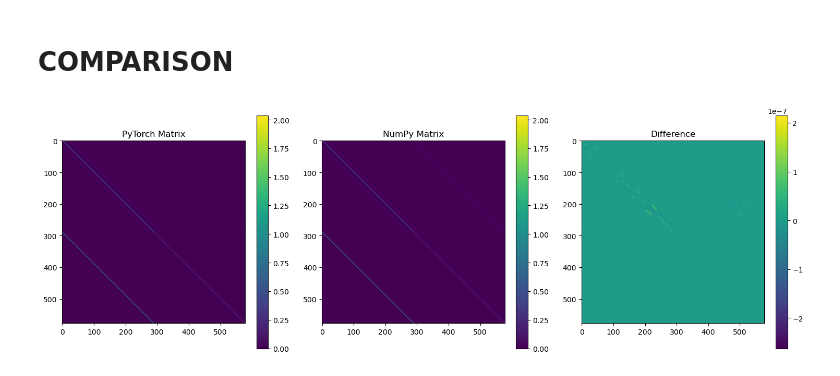
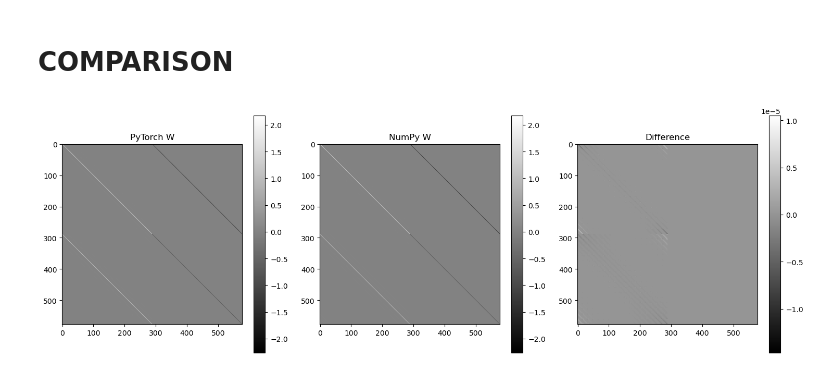
Before and after one commit to NandiniShiralkar/IIB-Project, a Jupyter notebook: SSN/main.ipynb, the cells around one changed output. Saved outputs shown, nothing was run; the diff lists cells and outputs as text; code cells hidden in the pictures.

```diff
--- a/SSN/main.ipynb
+++ b/SSN/main.ipynb
@@ -13,12 +13,13 @@ grid_pars = GridParameters(
     hyper_col=800,  # Hypercolumn
 )
 
+psi = torch.tensor(0.774)
 # Define connection parameters for PyTorch
 conn_pars = {
-    'J_2x2': torch.tensor([[1.82650658, 0.68194475], [2.06815311, 0.5106321]]),
-    's_2x2': torch.tensor([[0.2, 0.4], [0.09, 0.09]]),
-    'p_local': [0.14,0.7],
-    'sigma_oris': 1000,
+    'J_2x2': torch.tensor([[1.124, -0.931], [1.049, -0.537]],dtype=torch.float64) *torch.pi * psi,
+    's_2x2': torch.tensor([[0.2955, 0.09], [0.5542, 0.09]]),
+    'p_local': [0.72,0.7],
+    'sigma_oris': 45,
 }
 
 # Define other parameters
@@ -140,10 +130,10 @@ from SSN_numpy import _SSN_Base, SSN2DTopoV1, Euler2fixedpt
 # %%
 # Connection parameters for NumPy
 conn_pars_numpy = {
-    'J_2x2': np.array([[1.82650658, 0.68194475], [2.06815311, 0.5106321]]),
-    's_2x2': np.array([[0.2, 0.4], [0.09, 0.09]]),
-    'p_local': [0.14,0.7],
-    'sigma_oris': 1000
+    'J_2x2': np.array([[1.124, -0.931], [1.049, -0.537]]) *np.pi * psi.numpy(),
+    's_2x2': np.array([[0.2955, 0.09], [0.5542, 0.09]]),
+    'p_local': [0.72,0.7],
+    'sigma_oris': 45
 }
 # %%
 ssn_numpy = SSN2DTopoV1(n=n, k=k, tauE=tauE, tauI=tauI, grid_pars=grid_pars,  conn_pars=conn_pars_numpy)
@@ -256,26 +219,26 @@ NumPy: drdt(test_r) = (578,)
 # %%
 # Compute the difference
 difference = W_np - W_numpy
 
 # Plot the matrices
 plt.figure(figsize=(15, 5))
 
 plt.subplot(1, 3, 1)
-plt.imshow(W_np, cmap='viridis')
-plt.title('PyTorch Matrix')
+plt.imshow(W_np, cmap='gray')
+plt.title('PyTorch W')
 plt.colorbar()
 
 plt.subplot(1, 3, 2)
-plt.imshow(W_numpy, cmap='viridis')
-plt.title('NumPy Matrix')
+plt.imshow(W_numpy, cmap='gray')
+plt.title('NumPy W')
 plt.colorbar()
 
 plt.subplot(1, 3, 3)
-plt.imshow(difference, cmap='viridis')
+plt.imshow(difference, cmap='gray')
 plt.title('Difference')
 plt.colorbar()
 
 plt.tight_layout()
 plt.show()
 # %% [output]
-[figure, old version]
+[figure, new version]
```
Also changed, not shown: parts of 11 cells of this notebook, 3 other files.
